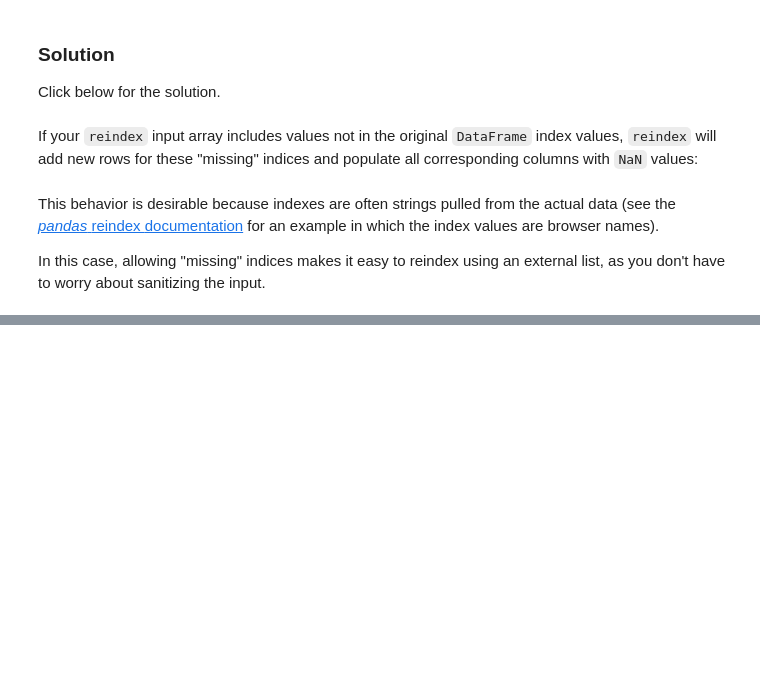
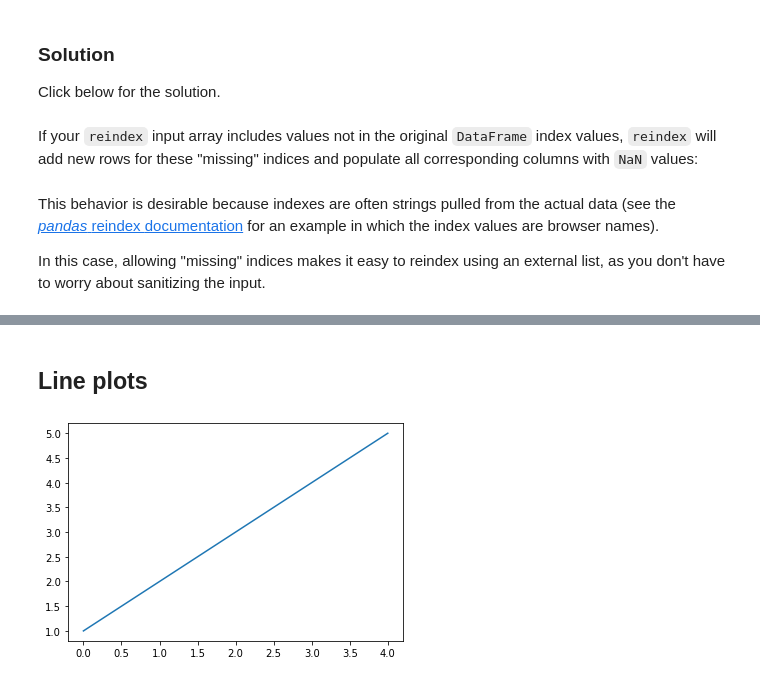
Before and after one commit to Learn-for-a-cause/MachineLearning-workshop, a Jupyter notebook: Numpy_pandas_matplotlib.ipynb, the cells around one changed output, grey strips where cells are left out. Saved outputs shown, nothing was run; the diff lists cells and outputs as text; code cells hidden in the pictures; blank space fills up the shorter version.

```diff
--- a/Numpy_pandas_matplotlib.ipynb
+++ b/Numpy_pandas_matplotlib.ipynb
@@ -401,0 +404,8 @@ sanitizing the input.
+# %% [markdown]
+## Line plots
+# %%
+from matplotlib import pyplot as plt
+plt.plot([1, 2, 3, 4, 5])
+plt.show()
+# %% [output]
+[figure, added]
```
Also changed, not shown: parts of 18 cells of this notebook.
